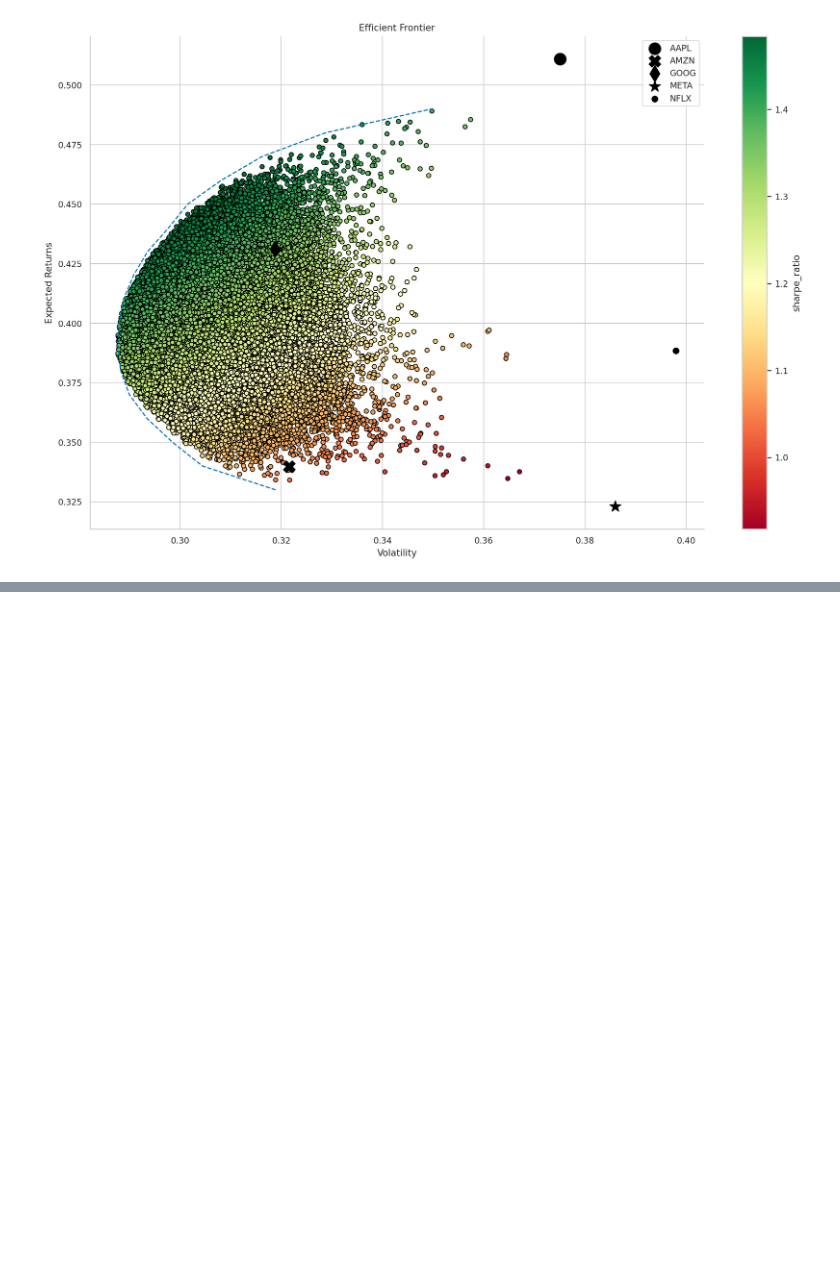
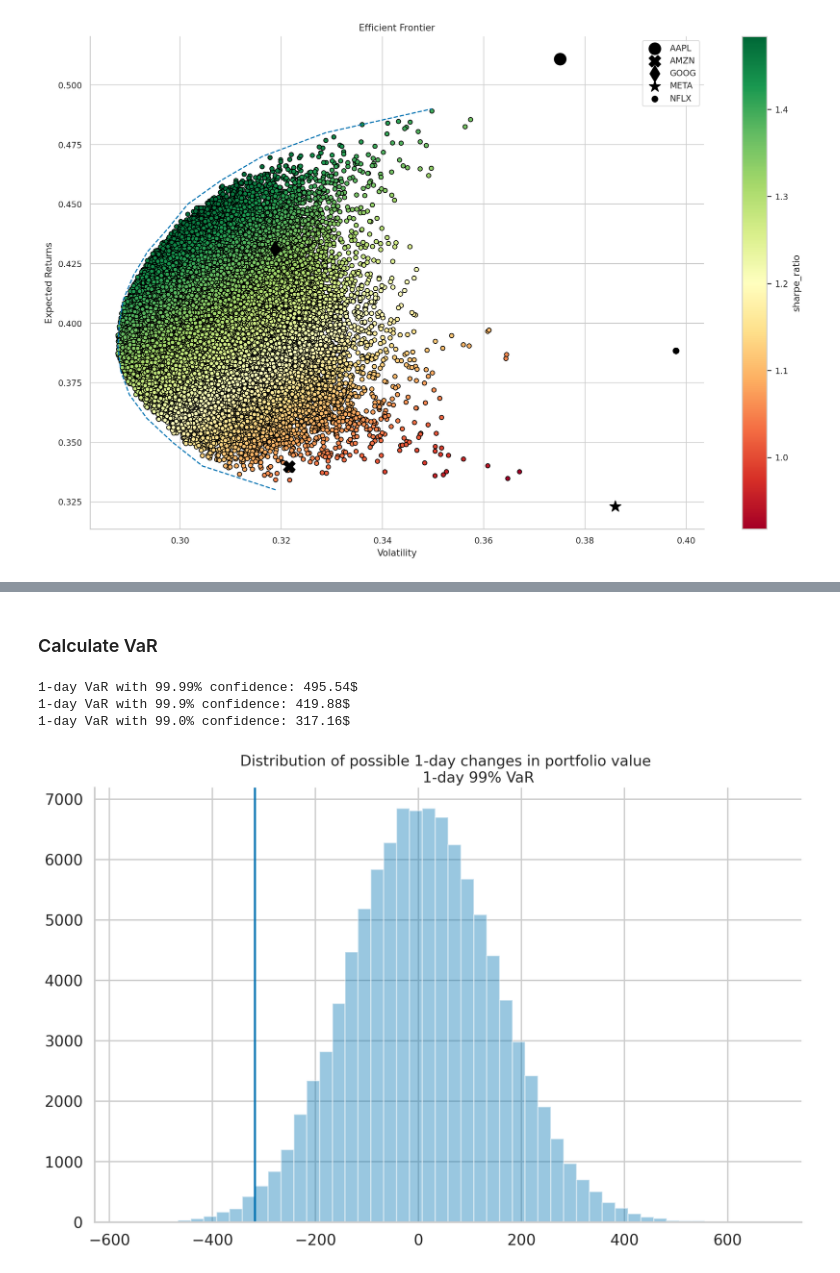
Before and after one commit to rashti-alireza/QuantitativeFinance, a Jupyter notebook: src/asset_allocation.ipynb, the cells around one changed output, grey strips where cells are left out. Saved outputs shown, nothing was run; the diff lists cells and outputs as text; code cells hidden in the pictures; blank space fills up the shorter version.

Commit message:
Calculate VaR.

```diff
--- a/src/asset_allocation.ipynb
+++ b/src/asset_allocation.ipynb
@@ -187,0 +221,41 @@ with sns.plotting_context("paper"):
+# %%
+## drawing random numbers from Standard Normal distribution
+np.random.seed(42)
+rv = np.random.normal(size=(N_SIMS, len(ASSETS)))
+correlated_rv = np.transpose(np.matmul(chol_mat, np.transpose(rv)))
+r = np.mean(returns_df, axis=0).values
+sigma = np.std(returns_df, axis=0).values
+# %%
+## find initial value for log norm dist.
+S_0 = prices_df["Adj Close"].values[-1, :]
+P_0 = np.sum(SHARES * S_0)
+# %%
+## estimate the final price of stocks
+S_T = S_0 * np.exp(
+    (r - 0.5 * sigma ** 2) * T + sigma * np.sqrt(T) * correlated_rv
+)
+# %% [markdown]
+### Calculate VaR
+# %%
+P_T = np.sum(SHARES * S_T, axis=1)
+P_diff = P_T - P_0
+P_diff_sorted = np.sort(P_diff)
+percentiles = [0.01, 0.1, 1.]
+var = np.percentile(P_diff_sorted, percentiles)
+
+for x, y in zip(percentiles, var):
+    print(f"1-day VaR with {100-x}% confidence: {-y:.2f}$")
+# %% [output]
+1-day VaR with 99.99% confidence: 495.54$
+1-day VaR with 99.9% confidence: 419.88$
+1-day VaR with 99.0% confidence: 317.16$
+# %%
+ax = sns.distplot(P_diff, kde=False)
+ax.set_title("""Distribution of possible 1-day changes in portfolio value
+             1-day 99% VaR""", fontsize=16)
+ax.axvline(var[2], 0, 10000)
+
+sns.despine()
+plt.tight_layout()
+# %% [output]
+[figure, added]
```
Also changed, not shown: parts of 8 cells of this notebook.
